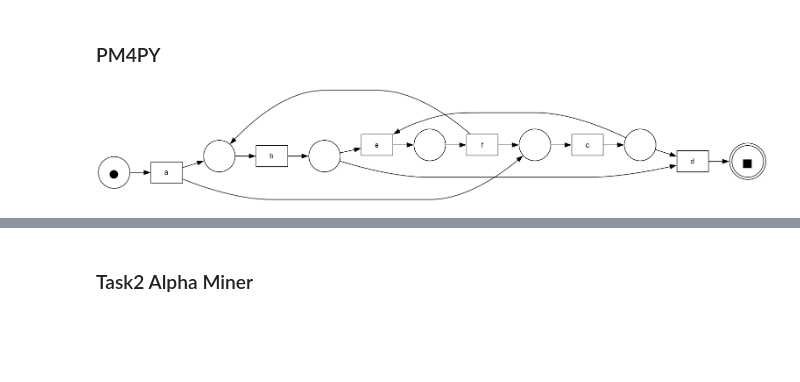
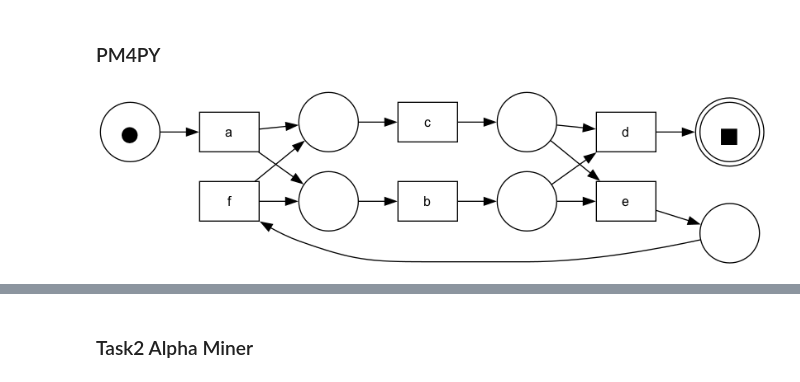
Before and after one commit to collinleiber/LMU_Master_Practical_SoSe24, a Jupyter notebook: practical/ProcessMining/group1/task4/token_replay_prototyping.ipynb, the cells around one changed output, grey strips where cells are left out. Saved outputs shown, nothing was run; the diff lists cells and outputs as text; code cells hidden in the pictures; blank space fills up the shorter version.

```diff
--- a/practical/ProcessMining/group1/task4/token_replay_prototyping.ipynb
+++ b/practical/ProcessMining/group1/task4/token_replay_prototyping.ipynb
@@ -38,9 +38,9 @@ log = pm4py.format_dataframe(log, case_id='case_id', activity_key='activity', ti
 net, initial_marking, final_marking = pm4py.discover_petri_net_alpha(log)
 places = net.places
 # %%
-vizard.display(vizard.get_petri_net(net, initial_marking, final_marking))
+vizard.display(vizard.build_petri_net(net, initial_marking, final_marking))
 # %% [output]
-[figure, old version]
+[figure, new version]
 # %%
 missing_remaining_tokens = mock_missing_remaining_tokens(places)
 missing_remaining_tokens
```
Also changed, not shown: parts of 10 cells of this notebook, 4 other files.
